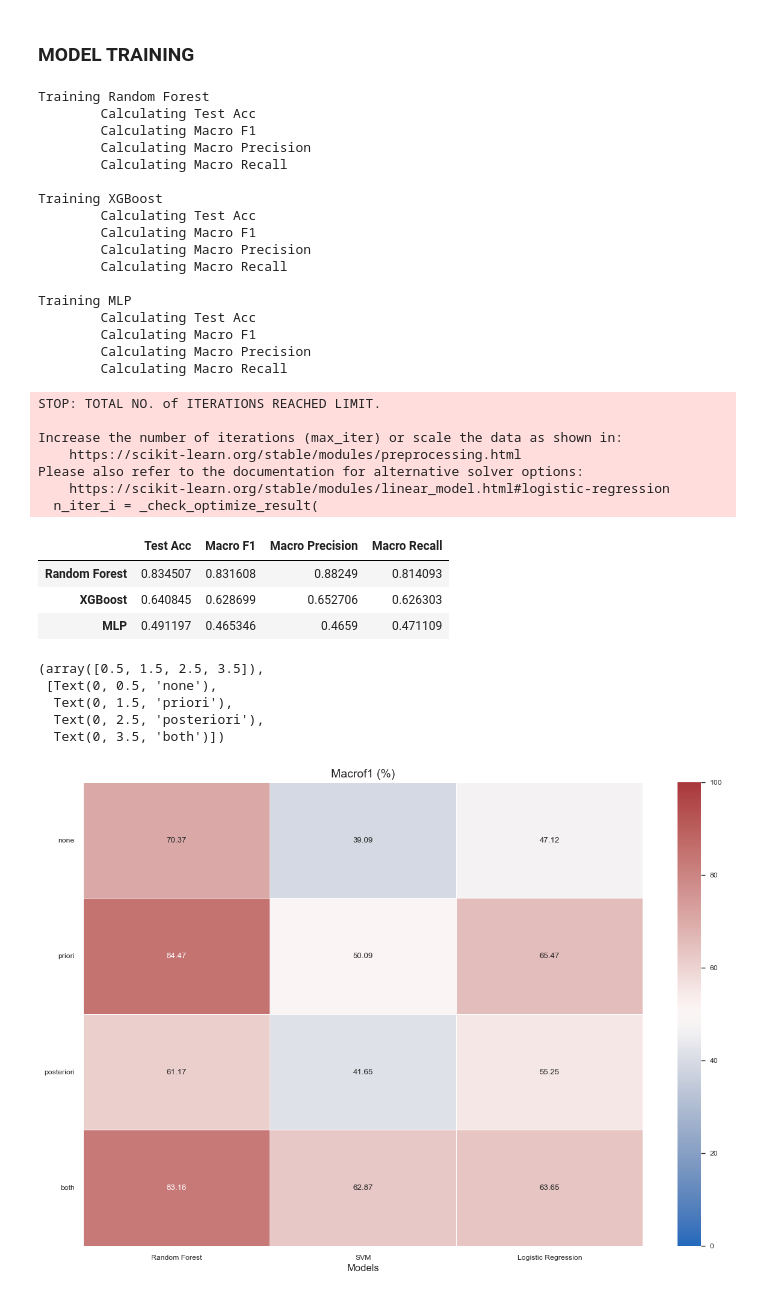
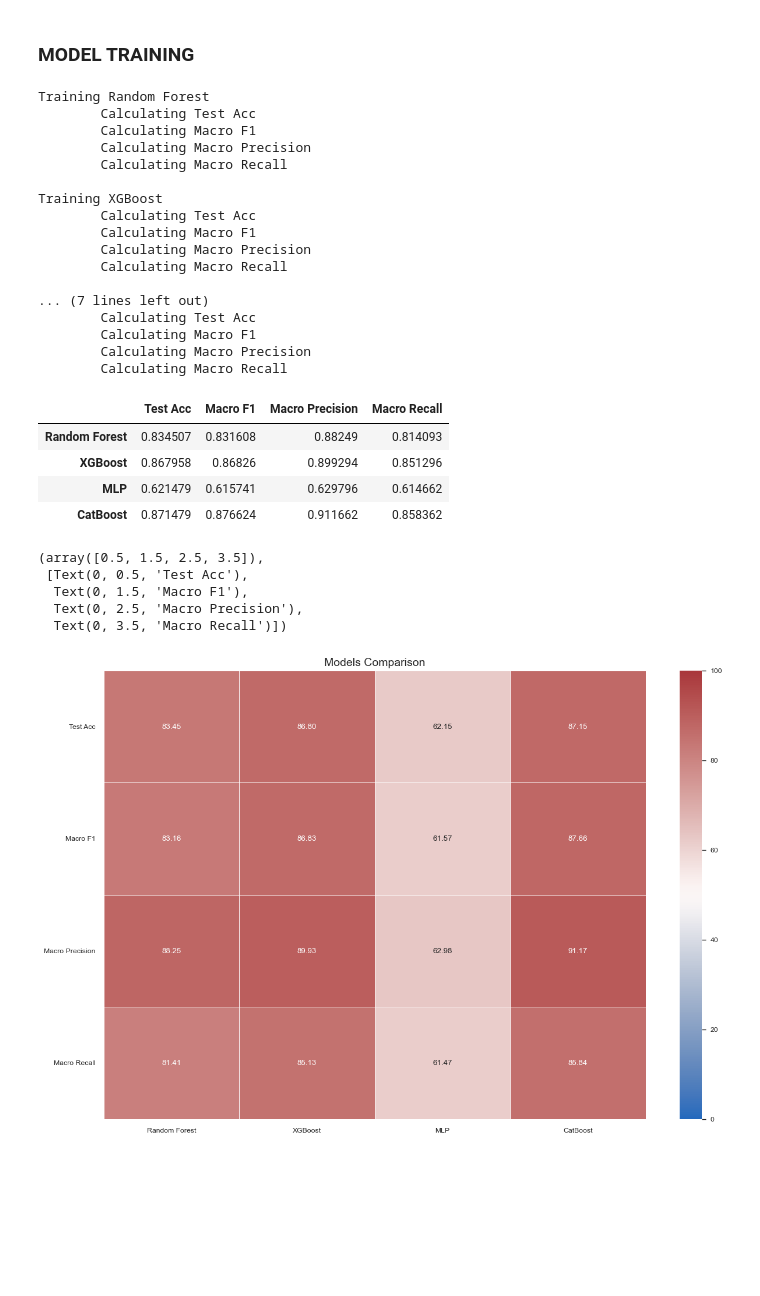
Before and after one commit to DavideLigari01/advanced-biomedical-project, a Jupyter notebook: notebooks/models/models_on_full_features.ipynb, the cells around one changed output. Drawn from its saved outputs; the diff is of its cells as text; code cells hidden in the pictures; blank space fills up the shorter version.

Commit message:
models comparison

```diff
--- a/notebooks/models/models_on_full_features.ipynb
+++ b/notebooks/models/models_on_full_features.ipynb
@@ -86,18 +94,15 @@ COMPLETE_DATA_PRIOR_CORR_NAME = f'full_data_{BALANCING_TYPE}_bal_{INTERVAL}s_400
 # %%
 # ----------------------------------------- Create DataFrame to store results-----------------------------------------
 MODELS = {'Random Forest': RandomForestClassifier(random_state=SEED),
-        'XGBoost': SVC(random_state=SEED),
-        'MLP': LogisticRegression(random_state=SEED)}
+        'XGBoost': XGBClassifier(random_state=SEED),
+        'MLP': MLPClassifier(hidden_layer_sizes=(128, 64, 32,), activation='relu', solver='adam', random_state=SEED),
+        'CatBoost': CatBoostClassifier(random_state=SEED, verbose=0),}
 
 METRICS = ['Test Acc', 'Macro F1', 'Macro Precision', 'Macro Recall', 'ROC AUC']
 METRICS = {'Test Acc': accuracy_score, 'Macro F1': f1_score, 'Macro Precision': precision_score, 'Macro Recall': recall_score}
 
 result_df = pd.DataFrame(columns=list(METRICS.keys()), index=list(MODELS.keys()))
 cm_dict = {}
-
-
-# load the data
-full_data = np.load(FEATURES + COMPLETE_DATA_PRIOR_CORR_NAME, allow_pickle=True).item()
 
 # ----------------------------------------- Loop over each feature-----------------------------------------
 for model_name, clf in MODELS.items():
@@ -142,37 +147,30 @@ Training XGBoost
         Calculating Macro Precision
         Calculating Macro Recall
 
-Training MLP
+... (7 lines left out)
         Calculating Test Acc
         Calculating Macro F1
         Calculating Macro Precision
         Calculating Macro Recall
-STOP: TOTAL NO. of ITERATIONS REACHED LIMIT.
-
-Increase the number of iterations (max_iter) or scale the data as shown in:
-    https://scikit-learn.org/stable/modules/preprocessing.html
-Please also refer to the documentation for alternative solver options:
-    https://scikit-learn.org/stable/modules/linear_model.html#logistic-regression
-  n_iter_i = _check_optimize_result(
 |  | Test Acc | Macro F1 | Macro Precision | Macro Recall |
 | Random Forest | 0.834507 | 0.831608 | 0.88249 | 0.814093 |
-| XGBoost | 0.640845 | 0.628699 | 0.652706 | 0.626303 |
-| MLP | 0.491197 | 0.465346 | 0.4659 | 0.471109 |
+| XGBoost | 0.867958 | 0.86826 | 0.899294 | 0.851296 |
+| MLP | 0.621479 | 0.615741 | 0.629796 | 0.614662 |
+| CatBoost | 0.871479 | 0.876624 | 0.911662 | 0.858362 |
 # %%
 result_df = pd.read_csv(MODELS_RESULTS + RESULT_NAME, index_col=0).transpose()
 
 plt.figure(figsize=(15, 10))
 sns.set_theme(context="paper", font_scale=1)
 
 sns.heatmap(result_df.astype(float) * 100, annot=True, cmap="vlag", fmt=".2f",vmax=100,vmin=0,linewidths=0.5)
 #plt.title("Accuracy (%)", fontsize=14)
-plt.title("Macrof1 (%)", fontsize=14)
-plt.xlabel("Models", fontsize=12)
+plt.title("Models Comparison", fontsize=14)
 plt.yticks(rotation=0)
 # %% [output]
 (array([0.5, 1.5, 2.5, 3.5]),
- [Text(0, 0.5, 'none'),
-  Text(0, 1.5, 'priori'),
-  Text(0, 2.5, 'posteriori'),
-  Text(0, 3.5, 'both')])
+ [Text(0, 0.5, 'Test Acc'),
+  Text(0, 1.5, 'Macro F1'),
+  Text(0, 2.5, 'Macro Precision'),
+  Text(0, 3.5, 'Macro Recall')])
-[figure, old version]
+[figure, new version]
```
Also changed, not shown: parts of 4 cells of this notebook, 7 other files.
